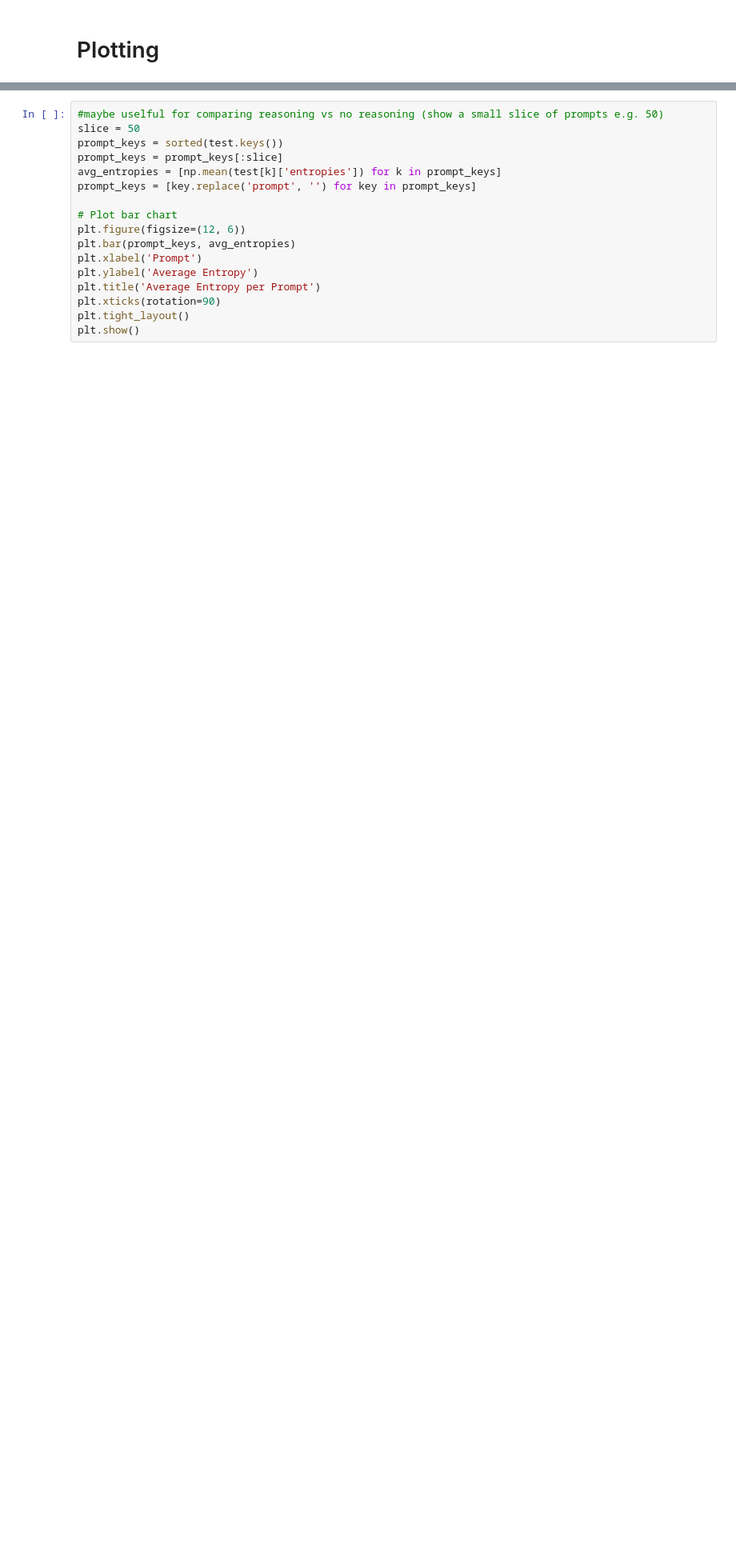
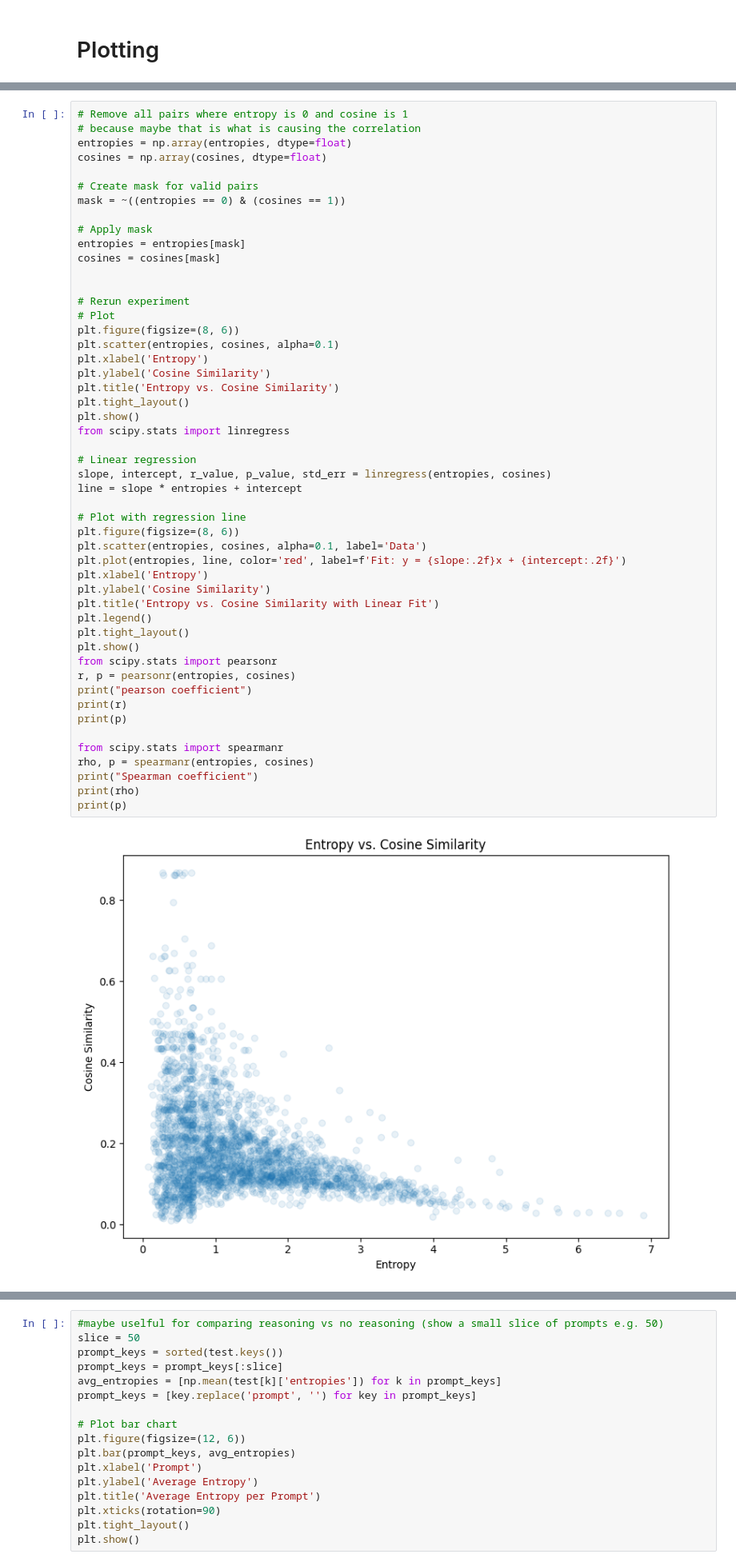
Before and after one commit to itsmejul/llm-confidence, a Jupyter notebook: plotting/plotting.ipynb, the cells around one changed output, grey strips where cells are left out. Shown at 80% size. Drawn from its saved outputs; the diff is of its cells as text; blank space fills up the shorter version.

```diff
--- a/plotting/plotting.ipynb
+++ b/plotting/plotting.ipynb
@@ -132,0 +226,52 @@ plt.show()
+# %%
+# Remove all pairs where entropy is 0 and cosine is 1
+# because maybe that is what is causing the correlation
+entropies = np.array(entropies, dtype=float)
+cosines = np.array(cosines, dtype=float)
+
+# Create mask for valid pairs
+mask = ~((entropies == 0) & (cosines == 1))
+
+# Apply mask
+entropies = entropies[mask]
+cosines = cosines[mask]
+
+
+# Rerun experiment
+# Plot
+plt.figure(figsize=(8, 6))
+plt.scatter(entropies, cosines, alpha=0.1)
+plt.xlabel('Entropy')
+plt.ylabel('Cosine Similarity')
+plt.title('Entropy vs. Cosine Similarity')
+plt.tight_layout()
+plt.show()
+from scipy.stats import linregress
+
+# Linear regression
+slope, intercept, r_value, p_value, std_err = linregress(entropies, cosines)
+line = slope * entropies + intercept
+
+# Plot with regression line
+plt.figure(figsize=(8, 6))
+plt.scatter(entropies, cosines, alpha=0.1, label='Data')
+plt.plot(entropies, line, color='red', label=f'Fit: y = {slope:.2f}x + {intercept:.2f}')
+plt.xlabel('Entropy')
+plt.ylabel('Cosine Similarity')
+plt.title('Entropy vs. Cosine Similarity with Linear Fit')
+plt.legend()
+plt.tight_layout()
+plt.show()
+from scipy.stats import pearsonr
+r, p = pearsonr(entropies, cosines)
+print("pearson coefficient")
+print(r)
+print(p)
+
+from scipy.stats import spearmanr
+rho, p = spearmanr(entropies, cosines)
+print("Spearman coefficient")
+print(rho)
+print(p)
+# %% [output]
+[figure, added]
```
Also changed, not shown: parts of 13 cells of this notebook, 4 other files.
